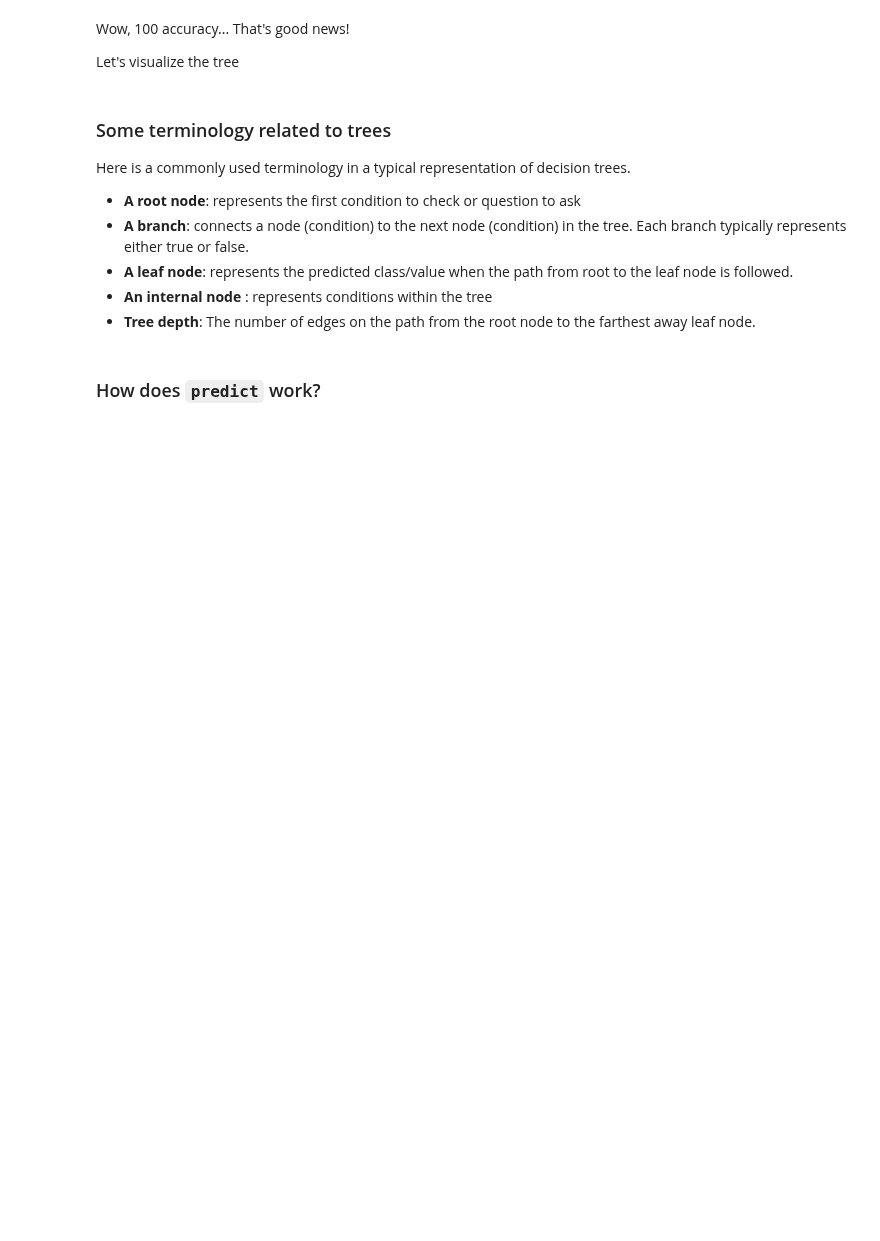
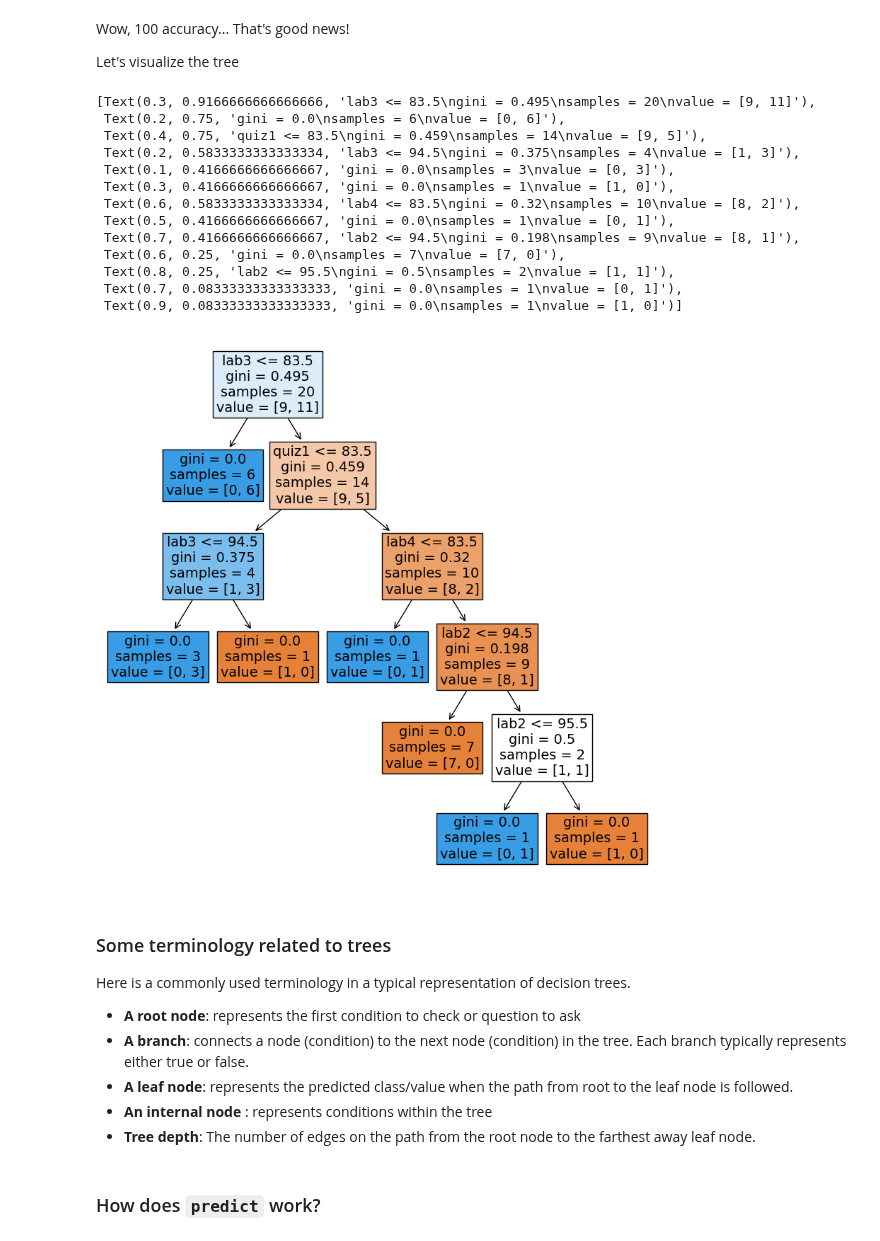
Before and after one commit to UBC-CS/cpsc330-2022W2, a Jupyter notebook: lectures/AmirAbdi/02_decision-trees_aa.ipynb, the cells around one changed output. Drawn from its saved outputs; the diff is of its cells as text; code cells hidden in the pictures; blank space fills up the shorter version.

```diff
--- a/lectures/AmirAbdi/02_decision-trees_aa.ipynb
+++ b/lectures/AmirAbdi/02_decision-trees_aa.ipynb
@@ -412,8 +506,23 @@ Wow, 100 accuracy... That's good news!
 
 Let's visualize the tree
 # %%
-plt.figure(figsize=(10, 8))
+plt.figure(figsize=(10, 10))
 tree.plot_tree(model, feature_names=X.columns, filled=True)
+# %% [output]
+[Text(0.3, 0.9166666666666666, 'lab3 <= 83.5\ngini = 0.495\nsamples = 20\nvalue = [9, 11]'),
+ Text(0.2, 0.75, 'gini = 0.0\nsamples = 6\nvalue = [0, 6]'),
+ Text(0.4, 0.75, 'quiz1 <= 83.5\ngini = 0.459\nsamples = 14\nvalue = [9, 5]'),
+ Text(0.2, 0.5833333333333334, 'lab3 <= 94.5\ngini = 0.375\nsamples = 4\nvalue = [1, 3]'),
+ Text(0.1, 0.4166666666666667, 'gini = 0.0\nsamples = 3\nvalue = [0, 3]'),
+ Text(0.3, 0.4166666666666667, 'gini = 0.0\nsamples = 1\nvalue = [1, 0]'),
+ Text(0.6, 0.5833333333333334, 'lab4 <= 83.5\ngini = 0.32\nsamples = 10\nvalue = [8, 2]'),
+ Text(0.5, 0.4166666666666667, 'gini = 0.0\nsamples = 1\nvalue = [0, 1]'),
+ Text(0.7, 0.4166666666666667, 'lab2 <= 94.5\ngini = 0.198\nsamples = 9\nvalue = [8, 1]'),
+ Text(0.6, 0.25, 'gini = 0.0\nsamples = 7\nvalue = [7, 0]'),
+ Text(0.8, 0.25, 'lab2 <= 95.5\ngini = 0.5\nsamples = 2\nvalue = [1, 1]'),
+ Text(0.7, 0.08333333333333333, 'gini = 0.0\nsamples = 1\nvalue = [0, 1]'),
+ Text(0.9, 0.08333333333333333, 'gini = 0.0\nsamples = 1\nvalue = [1, 0]')]
+[figure, added]
 # %% [markdown]
 ### Some terminology related to trees
 
```
Also changed, not shown: parts of 71 cells of this notebook.
